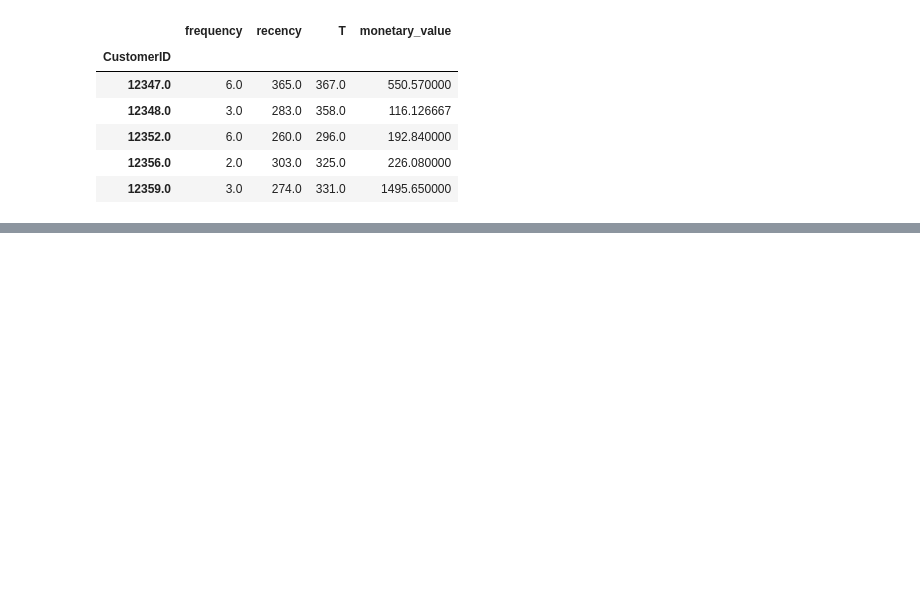
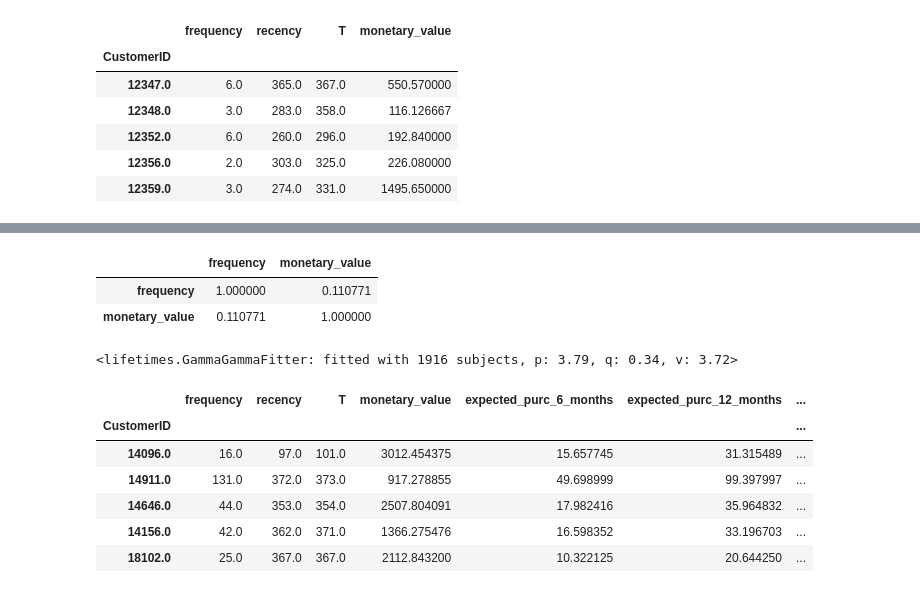
Before and after one commit to bishnuparajuli024/Customer-RFM-Segmentation, a Jupyter notebook: customer_segmentation_analysis.ipynb, the cells around one changed output, grey strips where cells are left out. Saved outputs shown, nothing was run; the diff lists cells and outputs as text; code cells hidden in the pictures; blank space fills up the shorter version.

```diff
--- a/customer_segmentation_analysis.ipynb
+++ b/customer_segmentation_analysis.ipynb
@@ -132,0 +187,4 @@ clv.head()
+# %%
+t = 180 # 30 day period
+clv['expected_purc_6_months'] = bgf.conditional_expected_number_of_purchases_up_to_time(t, clv['frequency'], clv['recency'], clv['T'])
+clv.sort_values(by='expected_purc_6_months',ascending=False).head(5)
@@ -132,0 +199,4 @@ clv.head()
+# %%
+t = 360
+clv['expected_purc_12_months'] = bgf.conditional_expected_number_of_purchases_up_to_time(t, clv['frequency'], clv['recency'], clv['T'])
+clv.sort_values(by='expected_purc_12_months',ascending=False).head(5)
@@ -132,0 +218,33 @@ clv.head()
+# %%
+clv[['frequency','monetary_value']].corr()
+# %% [output]
+|  | frequency | monetary_value |
+| frequency | 1.000000 | 0.110771 |
+| monetary_value | 0.110771 | 1.000000 |
+# %%
+# Now that we know that there is no relationship, we can create our model:
+ggf = GammaGammaFitter(penalizer_coef=0.01)
+ggf.fit(clv["frequency"],
+        clv["monetary_value"])
+# %% [output]
+<lifetimes.GammaGammaFitter: fitted with 1916 subjects, p: 3.79, q: 0.34, v: 3.72>
+# %%
+# How much will each customer generate us in revenue in 6 Months:
+clv['6_Months_CLV']=ggf.customer_lifetime_value(bgf,
+                                   clv["frequency"],
+                                   clv["recency"],
+                                   clv["T"],
+                                   clv["monetary_value"],
+                                   time=6,
+                                   freq='D',
+                                   discount_rate=0.01)
+# %%
+clv.sort_values('6_Months_CLV',ascending=False).head()
+# %% [output]
+|  | frequency | recency | T | monetary_value | expected_purc_6_months | expected_purc_12_months | ... |
+| CustomerID |  |  |  |  |  |  | ... |
+| 14096.0 | 16.0 | 97.0 | 101.0 | 3012.454375 | 15.657745 | 31.315489 | ... |
+| 14911.0 | 131.0 | 372.0 | 373.0 | 917.278855 | 49.698999 | 99.397997 | ... |
+| 14646.0 | 44.0 | 353.0 | 354.0 | 2507.804091 | 17.982416 | 35.964832 | ... |
+| 14156.0 | 42.0 | 362.0 | 371.0 | 1366.275476 | 16.598352 | 33.196703 | ... |
+| 18102.0 | 25.0 | 367.0 | 367.0 | 2112.843200 | 10.322125 | 20.644250 | ... |
```
Also changed, not shown: parts of 13 cells of this notebook.
